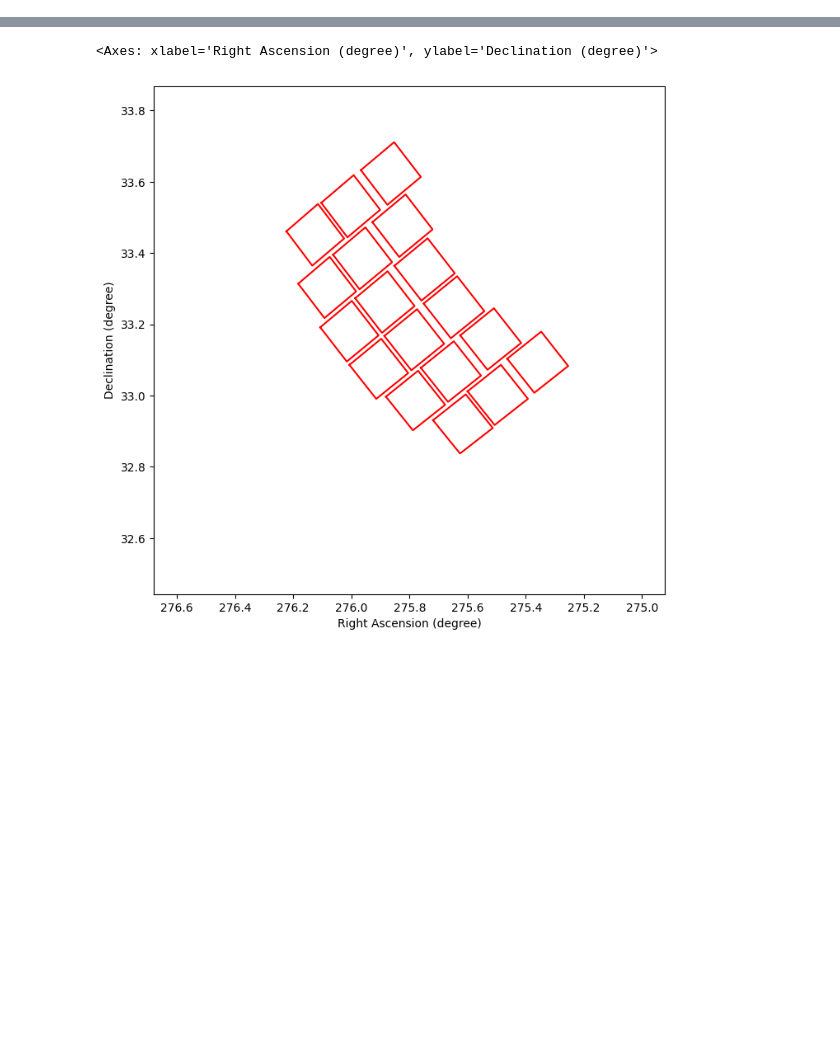
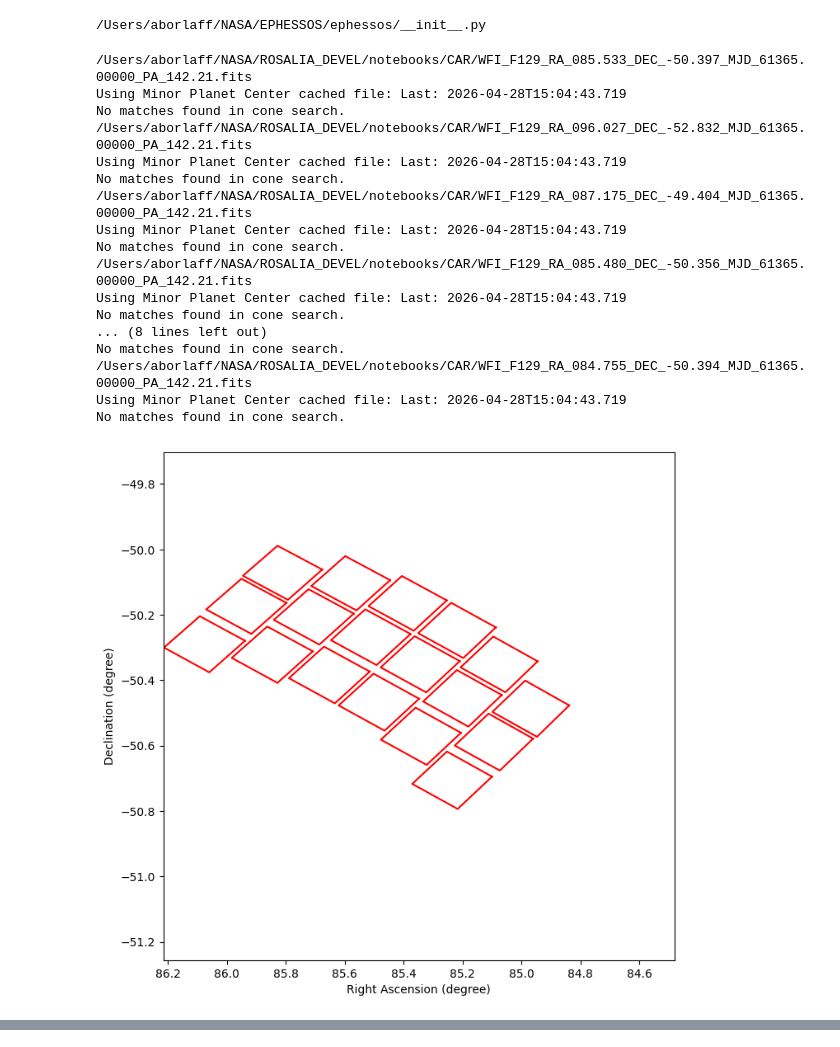
Before and after one commit to Borlaff/ROSALIA, a Jupyter notebook: notebooks/DEVEL/exposure_class.ipynb, the cells around one changed output, grey strips where cells are left out. Cells and saved outputs as stored; diff of their text form; code cells hidden in the pictures; blank space fills up the shorter version.

Commit message:
exposure class sso experiments

```diff
--- a/notebooks/DEVEL/exposure_class.ipynb
+++ b/notebooks/DEVEL/exposure_class.ipynb
@@ -3,5 +5,12 @@ import rosalia as rs
+# %%
+import ephessos as ep
+print(ep.__file__)
+# %% [output]
+/Users/aborlaff/NASA/EPHESSOS/ephessos/__init__.py
 # %%
 class exposure():
+    import numpy as np
+
     def __init__(self, filename):
         exposure_identity = rs.utils.exposure_inspector(filename, lite=True)
 
@@ -27,6 +36,7 @@ class exposure():
         self.ASTROPYWCS = exposure_identity['ASTROPYWCS']
         self.FILETYPE = exposure_identity['FILETYPE']
         self.XYZ_HELIO_POS = exposure_identity['XYZ_HELIO_POS']
+        self.FPA_NEAR_RADIUS = self.get_max_angular_size()/4
 
     def get_detector_corners(self):
         detector_corners = []
@@ -39,9 +49,12 @@ class exposure():
 
 
     def plot_footprint(self, ax=None, color='red', label=None, **kwargs):
+        import numpy as np
         import matplotlib.pyplot as plt
-        radius = self.get_max_angular_size()/4
-        ra_dec_constraints = rs.gaia.find_ra_dec_constraints(self.RA_TARG, self.DEC_TARG, radius=radius, verbose=False)
+
+        ra_dec_constraints = rs.gaia.find_ra_dec_constraints(self.RA_TARG, self.DEC_TARG, radius=self.FPA_NEAR_RADIUS, verbose=False)
+        exp_corners = self.get_detector_corners()
+
         if ax is None:
             fig, ax = plt.subplots(figsize=(8,8))
         for i in range(len(self.SCIEXTS)):
@@ -54,6 +67,11 @@ class exposure():
             ax.set_ylabel("Declination (degree)")
         return(ax)
 
+    def find_nearby_ssos(self):
+        import ephessos as ep
+        sso_cone_search = ep.core.cone_search(ra=self.RA_TARG, dec=self.DEC_TARG, epoch=self.EXPSTART, search_radius=self.FPA_NEAR_RADIUS, verbose=False)
+        return(sso_cone_search)
+
     def get_nearby_sources(self, g_mag_max=15):
         hybrid_catalog = rs.psf.get_hybrid_catalog(ra=self.RA_TARG, dec=self.DEC_TARG,
                                                    radius=1,
@@ -64,4 +82,30 @@ class exposure():
                                                    verbose=verbose,
                                                    query_filename=source_catalog_filename)
 # %%
-roman_exposure = exposure("/Users/aborlaff/NASA/ROSALIA/notebooks/CAR171/WFI_F129_RA_275.731_DEC_033.278_MJD_61577.00000_PA_-51.39.fits")
+import glob
+roman_fits = glob.glob("/Users/aborlaff/NASA/ROSALIA_DEVEL/notebooks/CAR/WFI*[0-9].fits")
+
+for i in range(len(roman_fits)):
+    print(roman_fits[i])
+    roman_exposure = exposure(roman_fits[i])
+    roman_exposure.plot_footprint()
+    roman_exposure.find_nearby_ssos()
+# %% [output]
+/Users/aborlaff/NASA/ROSALIA_DEVEL/notebooks/CAR/WFI_F129_RA_085.533_DEC_-50.397_MJD_61365.00000_PA_142.21.fits
+Using Minor Planet Center cached file: Last: 2026-04-28T15:04:43.719
+No matches found in cone search.
+/Users/aborlaff/NASA/ROSALIA_DEVEL/notebooks/CAR/WFI_F129_RA_096.027_DEC_-52.832_MJD_61365.00000_PA_142.21.fits
+Using Minor Planet Center cached file: Last: 2026-04-28T15:04:43.719
+No matches found in cone search.
+/Users/aborlaff/NASA/ROSALIA_DEVEL/notebooks/CAR/WFI_F129_RA_087.175_DEC_-49.404_MJD_61365.00000_PA_142.21.fits
+Using Minor Planet Center cached file: Last: 2026-04-28T15:04:43.719
+No matches found in cone search.
+/Users/aborlaff/NASA/ROSALIA_DEVEL/notebooks/CAR/WFI_F129_RA_085.480_DEC_-50.356_MJD_61365.00000_PA_142.21.fits
+Using Minor Planet Center cached file: Last: 2026-04-28T15:04:43.719
+No matches found in cone search.
+... (8 lines left out)
+No matches found in cone search.
+/Users/aborlaff/NASA/ROSALIA_DEVEL/notebooks/CAR/WFI_F129_RA_084.755_DEC_-50.394_MJD_61365.00000_PA_142.21.fits
+Using Minor Planet Center cached file: Last: 2026-04-28T15:04:43.719
+No matches found in cone search.
+[figure, added]
@@ -68,8 +119,3 @@ roman_exposure = exposure("/Users/aborlaff/NASA/ROSALIA/notebooks/CAR171/WFI_F12
-# %%
-roman_exposure.plot_footprint()
-# %% [output]
-<Axes: xlabel='Right Ascension (degree)', ylabel='Declination (degree)'>
-[figure, removed]
 # %%
 # roman_exposure.get_detector_corners()
 rs.utils.find_max_angular_size_of_image(wcs=roman_exposure.ASTROPYWCS)
```
Also changed, not shown: parts of 8 cells of this notebook, 4 other files.
